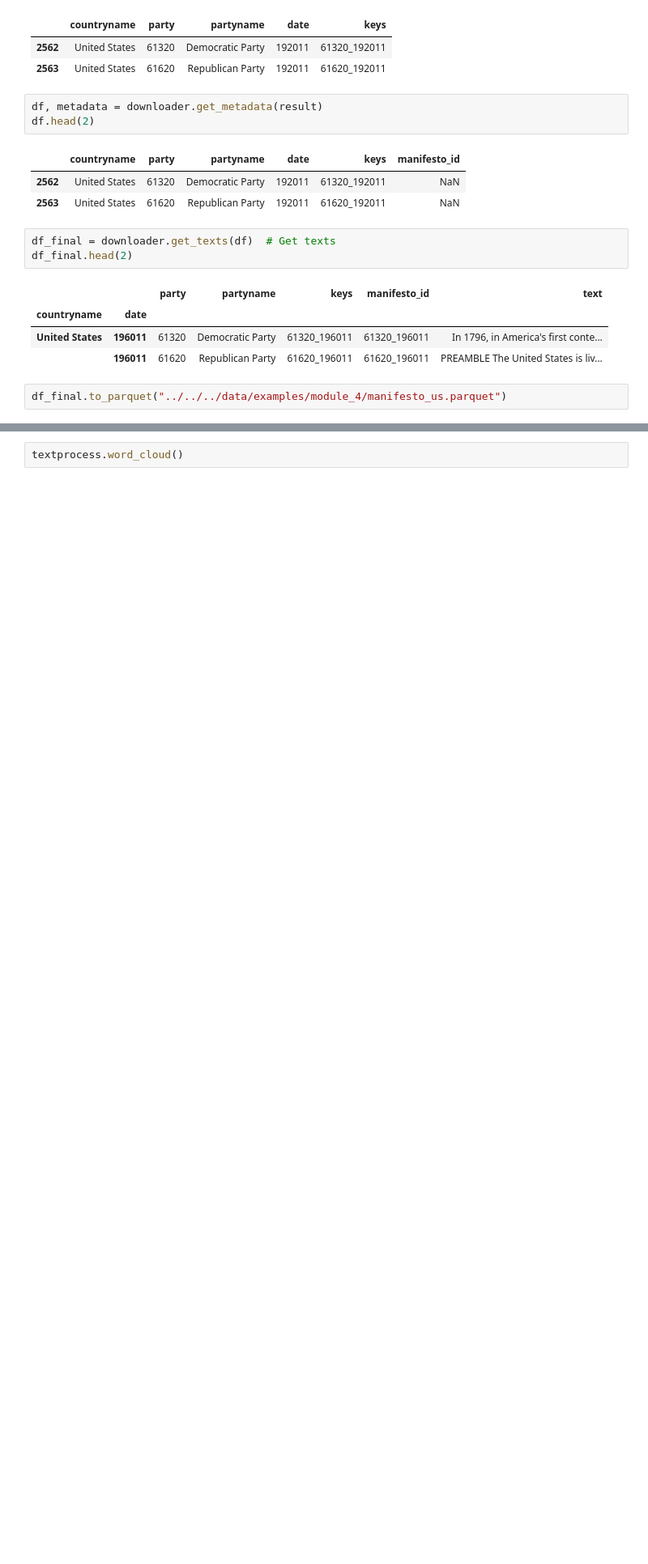
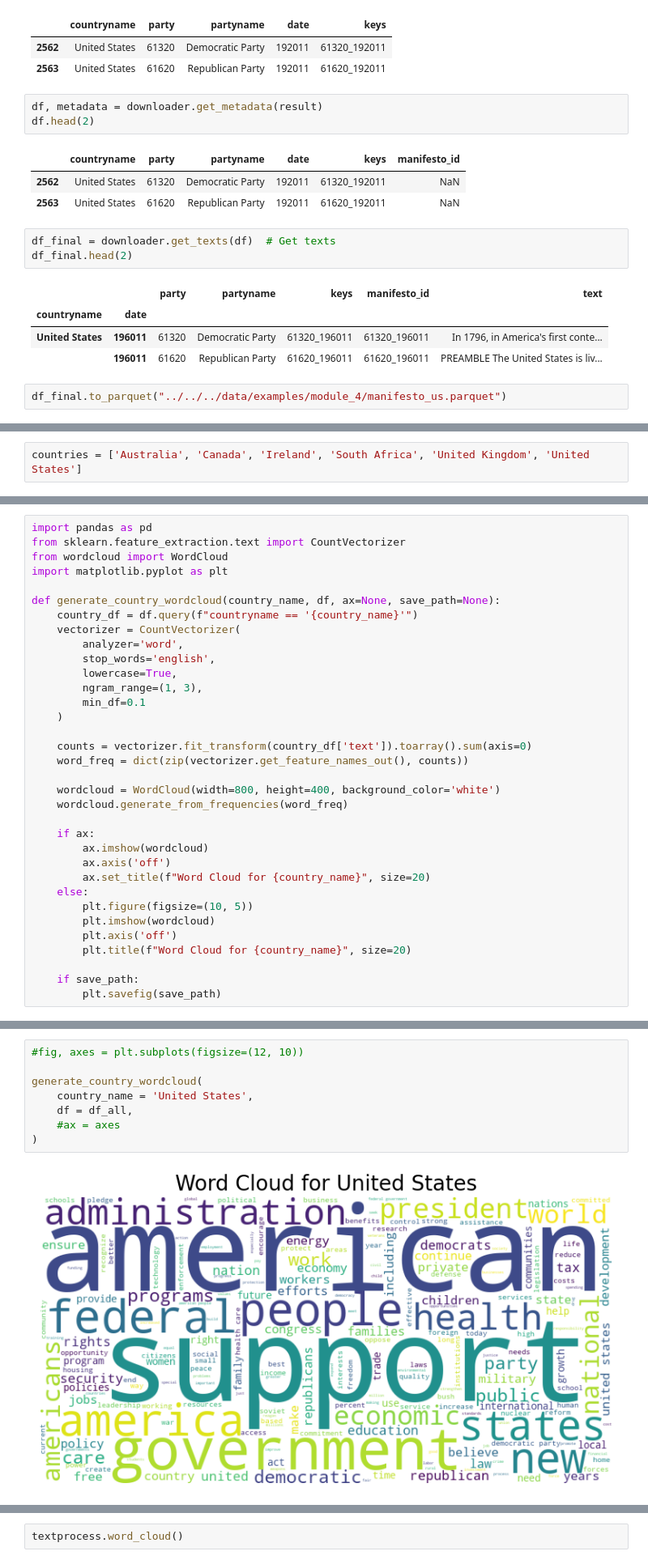
Before and after one commit to Morri-Kuma/graspp_2025_spring, a Jupyter notebook: notebooks/module_4/week_9/scraping.ipynb, the cells around one changed output, grey strips where cells are left out. Shown at 81% size. Cells and saved outputs as stored; diff of their text form; blank space fills up the shorter version.

```diff
--- a/notebooks/module_4/week_9/scraping.ipynb
+++ b/notebooks/module_4/week_9/scraping.ipynb
@@ -167,0 +143,2 @@ df.head(2)
+# %%
+countries = ['Australia', 'Canada', 'Ireland', 'South Africa', 'United Kingdom', 'United States']
@@ -169,0 +289,34 @@ df.head(2)
+# %%
+import pandas as pd
+from sklearn.feature_extraction.text import CountVectorizer
+from wordcloud import WordCloud
+import matplotlib.pyplot as plt
+
+def generate_country_wordcloud(country_name, df, ax=None, save_path=None):
+    country_df = df.query(f"countryname == '{country_name}'")
+    vectorizer = CountVectorizer(
+        analyzer='word',
+        stop_words='english',
+        lowercase=True,
+        ngram_range=(1, 3),
+        min_df=0.1
+    )
+
+    counts = vectorizer.fit_transform(country_df['text']).toarray().sum(axis=0)
+    word_freq = dict(zip(vectorizer.get_feature_names_out(), counts))
+
+    wordcloud = WordCloud(width=800, height=400, background_color='white')
+    wordcloud.generate_from_frequencies(word_freq)
+
+    if ax:
+        ax.imshow(wordcloud)
+        ax.axis('off')
+        ax.set_title(f"Word Cloud for {country_name}", size=20)
+    else:
+        plt.figure(figsize=(10, 5))
+        plt.imshow(wordcloud)
+        plt.axis('off')
+        plt.title(f"Word Cloud for {country_name}", size=20)
+
+    if save_path:
+        plt.savefig(save_path)
@@ -169,0 +325,10 @@ df.head(2)
+# %%
+#fig, axes = plt.subplots(figsize=(12, 10))
+
+generate_country_wordcloud(
+    country_name = 'United States',
+    df = df_all,
+    #ax = axes
+)
+# %% [output]
+[figure, added]
```
Also changed, not shown: parts of 41 cells of this notebook.
